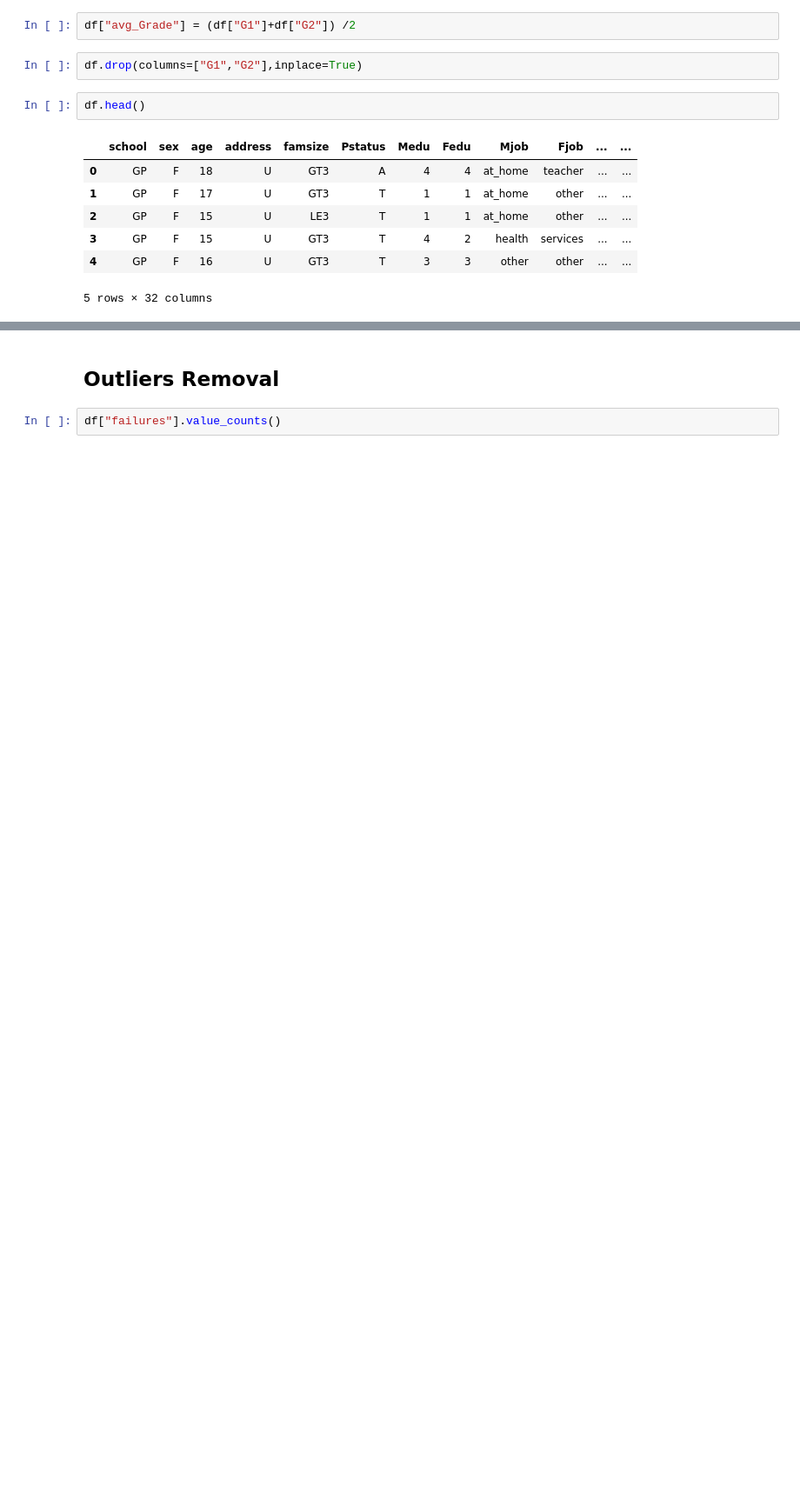
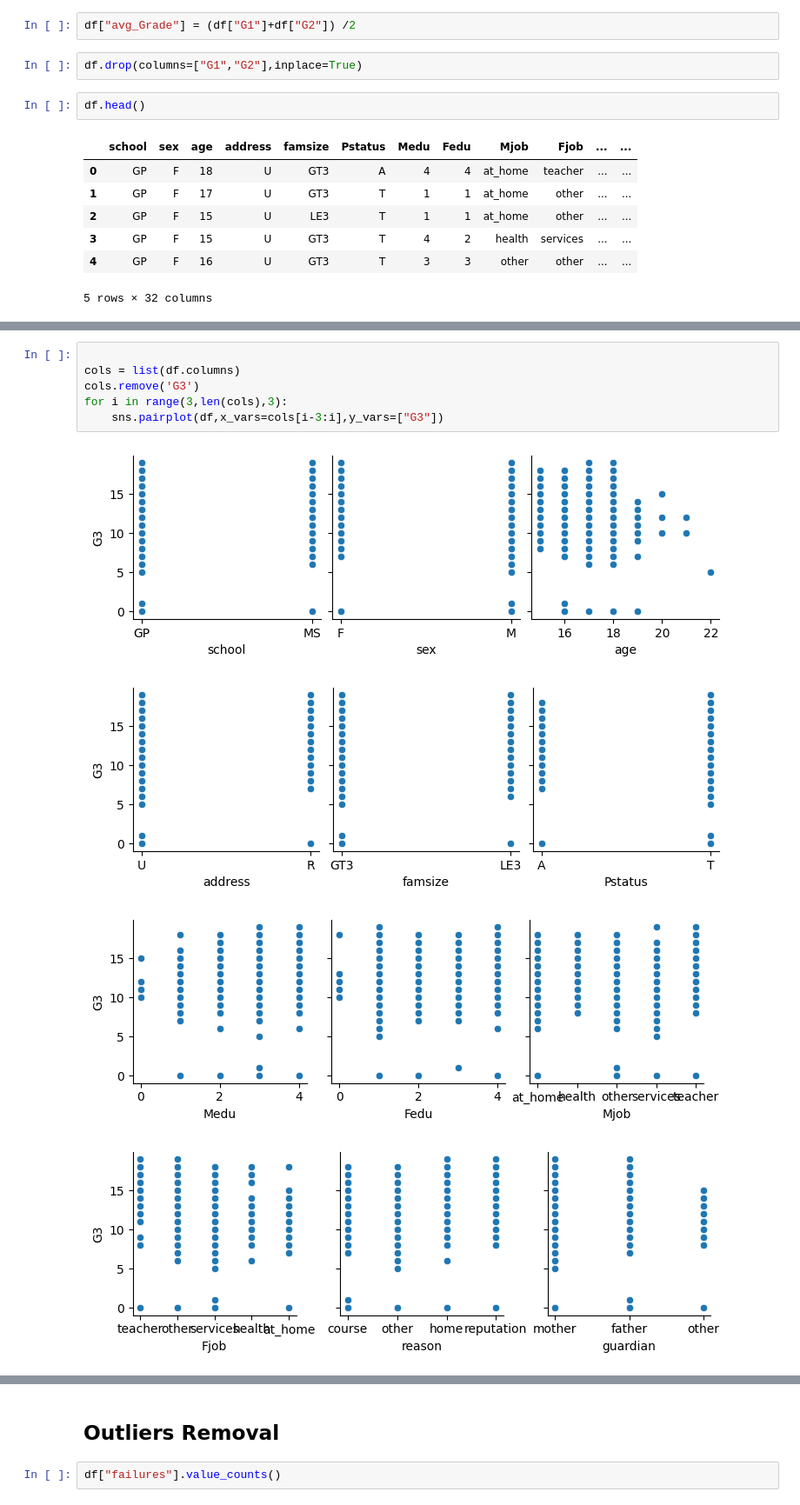
Before and after one commit to mohammed-alaa40123/Exploring-Factors-Influencing-Student-Success, a Jupyter notebook: EDA.ipynb, the cells around one changed output, grey strips where cells are left out. Shown at 87% size. Saved outputs shown, nothing was run; the diff lists cells and outputs as text; blank space fills up the shorter version.

```diff
--- a/EDA.ipynb
+++ b/EDA.ipynb
@@ -184,0 +181,11 @@ numerical_columns = df.select_dtypes(include=['int64', 'float64'])
+# %%
+
+cols = list(df.columns)
+cols.remove('G3')
+for i in range(3,len(cols),3):
+    sns.pairplot(df,x_vars=cols[i-3:i],y_vars=["G3"])
+# %% [output]
+[figure, added]
+[figure, added]
+[figure, added]
+[figure, added]
```
Also changed, not shown: parts of 69 cells of this notebook, 6 other files.
